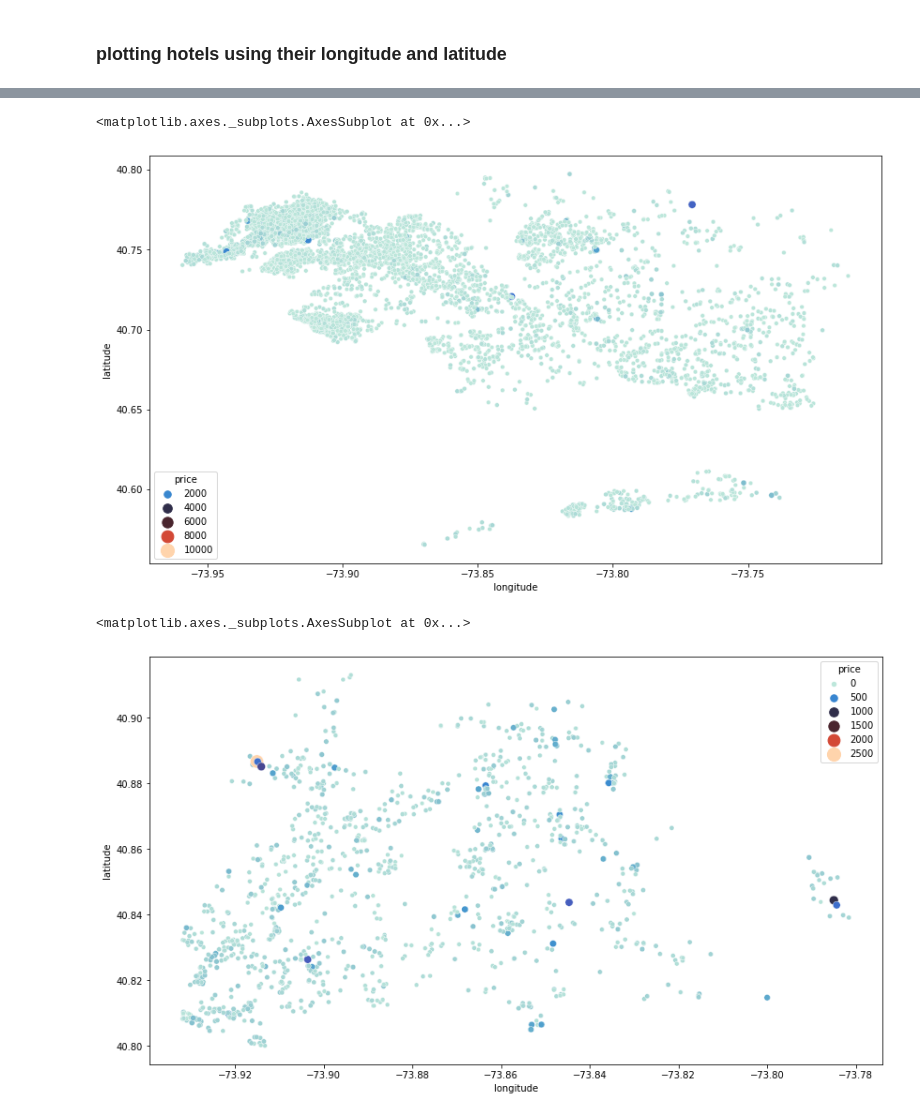
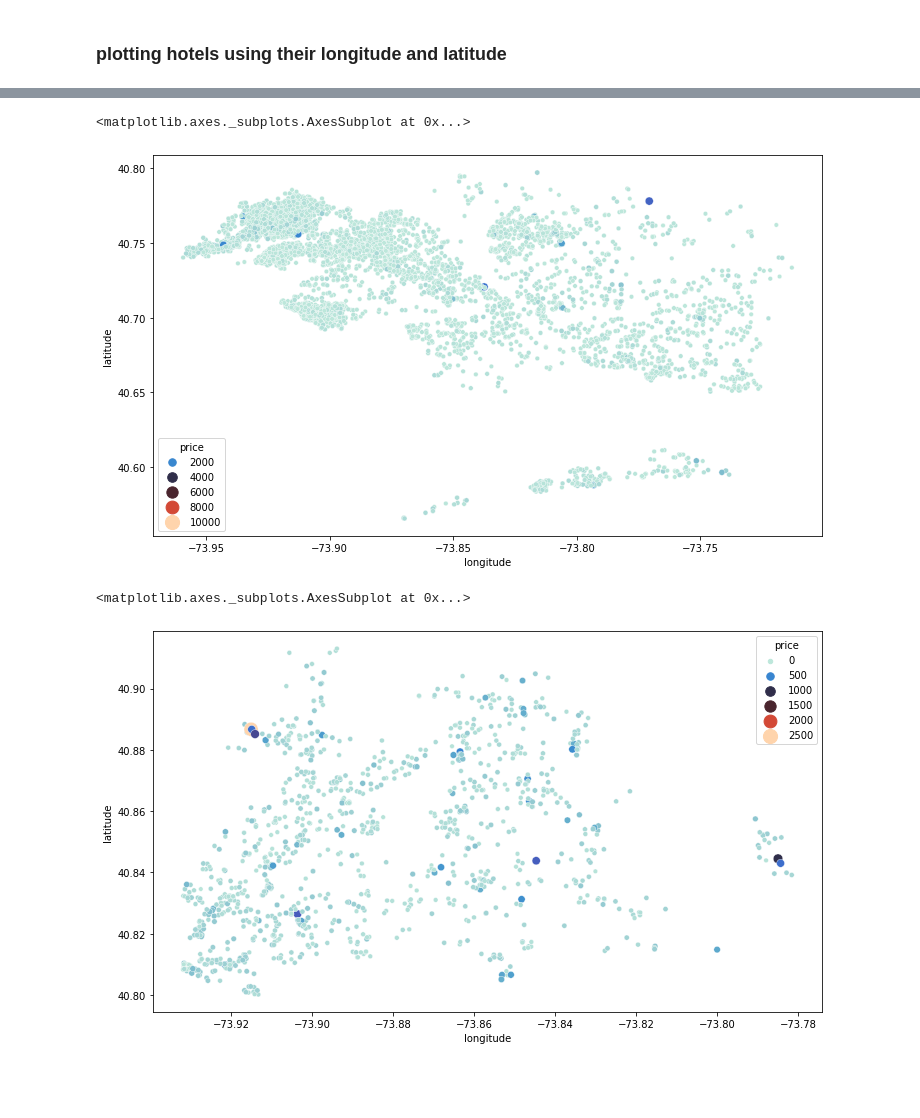
Before and after one commit to ghanalk1/Airbnb-Hotel-Booking-EDA, a Jupyter notebook: Airbnb_Hotel_Analysis.ipynb, the cells around one changed output, grey strips where cells are left out. Cells and saved outputs as stored; diff of their text form; code cells hidden in the pictures; blank space fills up the shorter version.

```diff
--- a/Airbnb_Hotel_Analysis.ipynb
+++ b/Airbnb_Hotel_Analysis.ipynb
@@ -408,16 +440,16 @@ sns.scatterplot(data=hotel[hotel['neighbourhood_group'] == 'Brooklyn'], y='latit
 # %%
 # plotting Queens
-plt.figure(figsize=[14, 8])
+plt.figure(figsize=[12, 7])
 sns.scatterplot(data=hotel[hotel['neighbourhood_group'] == 'Queens'], y='latitude', x='longitude', hue='price', size='price', sizes=(20, 200), palette='icefire')
 # %% [output]
 <matplotlib.axes._subplots.AxesSubplot at 0x...>
-[figure, old version]
+[figure, new version]
 # %%
 # plotting bronx
-plt.figure(figsize=[14, 8])
+plt.figure(figsize=[12, 7])
 sns.scatterplot(data=hotel[hotel['neighbourhood_group'] == 'Bronx'], y='latitude', x='longitude', hue='price', size='price', sizes=(20, 200), palette='icefire')
 # %% [output]
 <matplotlib.axes._subplots.AxesSubplot at 0x...>
-[figure, old version]
+[figure, new version]
 # %%
 # plotting Staten Island
```
Also changed, not shown: parts of 37 cells of this notebook.
